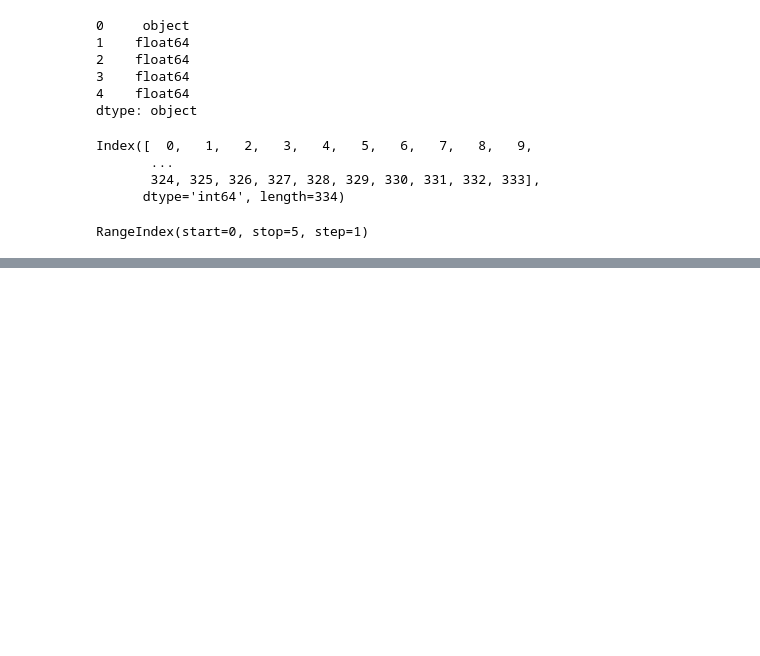
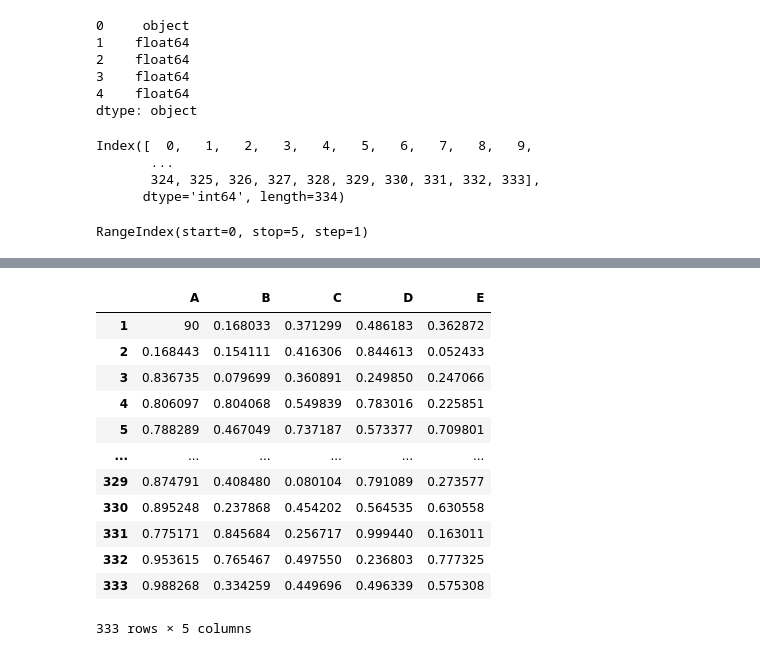
Before and after one commit to 9bishal/Learning-Pandas, a Jupyter notebook: Untitled.ipynb, the cells around one changed output, grey strips where cells are left out. Drawn from its saved outputs; the diff is of its cells as text; code cells hidden in the pictures; blank space fills up the shorter version.

Commit message:
Accessing Rows & Columns

```diff
--- a/Untitled.ipynb
+++ b/Untitled.ipynb
@@ -544,2 +543,0 @@ newdf.head(3)
-# %%
-newdf.columns=list("HABCD")
@@ -548,2 +543,0 @@ ValueError: Length mismatch: Expected axis has 6 elements, new values have 5 ele
-# %%
-newdf.columns=list("jkilj")
@@ -567,0 +544,2 @@ newdf
+# %%
+newdf.loc[1,'A']=90
@@ -567,0 +555,16 @@ newdf
+# %%
+newdf.drop(0, axis=0)#0->row & 1-> columns
+# %% [output]
+|  | A | B | C | D | E |
+| 1 | 90 | 0.168033 | 0.371299 | 0.486183 | 0.362872 |
+| 2 | 0.168443 | 0.154111 | 0.416306 | 0.844613 | 0.052433 |
+| 3 | 0.836735 | 0.079699 | 0.360891 | 0.249850 | 0.247066 |
+| 4 | 0.806097 | 0.804068 | 0.549839 | 0.783016 | 0.225851 |
+| 5 | 0.788289 | 0.467049 | 0.737187 | 0.573377 | 0.709801 |
+| ... | ... | ... | ... | ... | ... |
+| 329 | 0.874791 | 0.408480 | 0.080104 | 0.791089 | 0.273577 |
+| 330 | 0.895248 | 0.237868 | 0.454202 | 0.564535 | 0.630558 |
+| 331 | 0.775171 | 0.845684 | 0.256717 | 0.999440 | 0.163011 |
+| 332 | 0.953615 | 0.765467 | 0.497550 | 0.236803 | 0.777325 |
+| 333 | 0.988268 | 0.334259 | 0.449696 | 0.496339 | 0.575308 |
+333 rows × 5 columns
```
Also changed, not shown: parts of 32 cells of this notebook.
